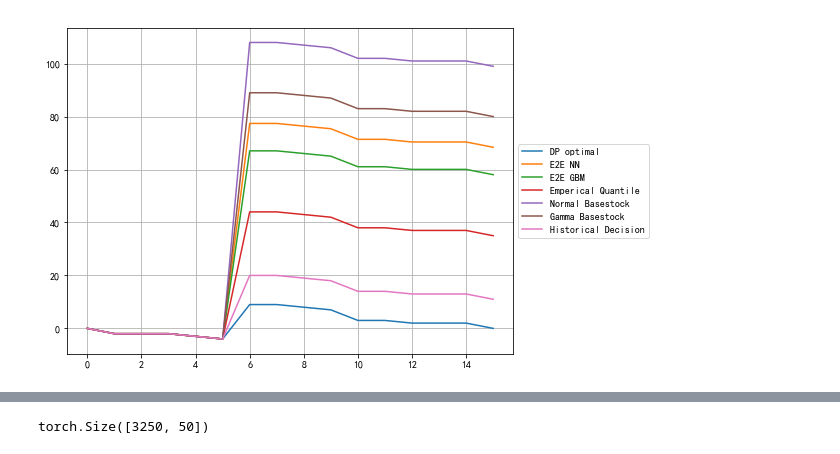
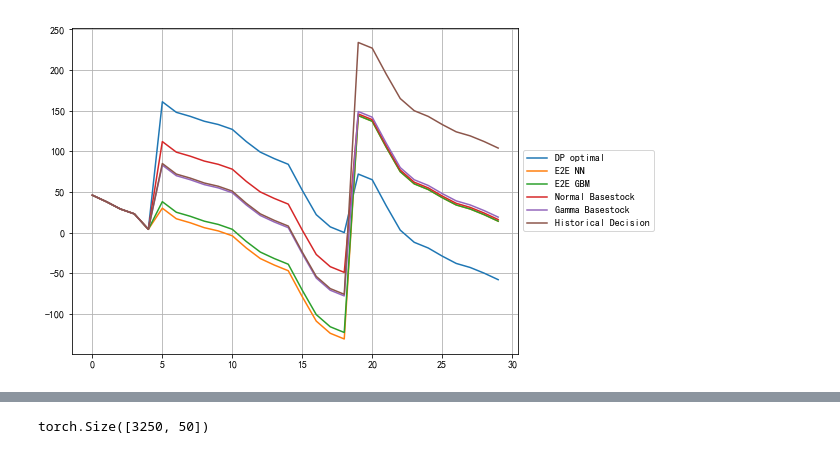
Before and after one commit to schemmy/e2e, a Jupyter notebook: construction/nn_v2.ipynb, the cells around one changed output, grey strips where cells are left out. Saved outputs shown, nothing was run; the diff lists cells and outputs as text; code cells hidden in the pictures.

```diff
--- a/construction/nn_v2.ipynb
+++ b/construction/nn_v2.ipynb
@@ -357,6 +374,6 @@ LGBMRegressor(alpha=0.9, boosting_type='gbdt', class_weight=None,
 # %%
 gbm_pred=gbm.predict(X_test)
 
-gbm_pred = pd.DataFrame(y_scaler.inverse_transform(gbm_pred.reshape(-1, 1)), columns=['prediction']).fillna(0)
+gbm_pred = pd.DataFrame(y_scaler.inverse_transform(gbm_pred.reshape(-1, 1)), columns=['E2E_GBM_pred']).fillna(0)
 # gbm_pred = pd.DataFrame(np.exp(gbm_pred)-1, columns=['prediction']).fillna(0)
 # %%
@@ -435,21 +431,21 @@ def get_inv(x, name):
 Z90 = 1.96
 o4['OPT_inv_f'], o4['OPT_inv'] = zip(*o4.apply(lambda x: get_inv(x, 'target_decision'), axis=1))
 
-o4['EQ_replen'] = pd.read_csv('EQ_replen_with_IS.csv')
-o4['EQ_replen'] = (o4['EQ_replen'] - o4['initial_stock']).clip(0)
+o4['EQ_pred'] = pd.read_csv('EQ_replen_with_IS.csv')
+o4['EQ_replen'] = (o4['EQ_pred'] - o4['initial_stock']).clip(0)
 o4['EQ_inv_f'], o4['EQ_inv'] = zip(*o4.apply(get_inv, name='EQ_replen', axis=1))
 
-o4['Normal_replen'] = o4.apply(lambda x: int(x['mean_112']*(x['review_period']+x['vendor_vlt_mean'])
+o4['Normal_pred'] = o4.apply(lambda x: int(x['mean_112']*(x['review_period']+x['vendor_vlt_mean'])
                                        +Z90*np.sqrt((x['review_period']+x['vendor_vlt_mean'])*x['std_140']**2
                                                     + x['std_140']**2 * x['vlt_std'])), axis=1)
-o4['Normal_replen'] = (o4['Normal_replen'] - o4['initial_stock']).clip(0)
+o4['Normal_replen'] = (o4['Normal_pred'] - o4['initial_stock']).clip(0)
 o4['Normal_inv_f'], o4['Normal_inv'] = zip(*o4.apply(get_inv, name='Normal_replen',  axis=1))
 
 def gamma_base(x):
     mean = x['mean_112']
     var = x['std_140']**2
-    theta = var/(mean+1e-5)
-    k = mean/(theta+1e-5)
+    theta = var/(mean+1e-4)
+    k = mean/(theta+1e-4)
     k_sum = int(x['review_period']+x['vendor_vlt_mean'])*k
     gamma_stock = gamma.ppf(0.9, a=k_sum, scale = theta)
     if(np.isnan(gamma_stock)):
@@ -457,8 +453,8 @@ def gamma_base(x):
     else:
         return int(gamma_stock)
 
-o4['Gamma_replen'] = o4.apply(gamma_base, axis=1)
-o4['Gamma_replen'] = (o4['Gamma_replen'] - o4['initial_stock']).clip(0)
+o4['Gamma_pred'] = o4.apply(gamma_base, axis=1)
+o4['Gamma_replen'] = (o4['Gamma_pred'] - o4['initial_stock']).clip(0)
 o4['Gamma_inv_f'],o4['Gamma_inv'] = zip(*o4.apply(get_inv, name='Gamma_replen', axis=1))
 
 o4['Hist_inv_f'], o4['Hist_inv'] = zip(*o4.apply(get_inv, name='actual_pur_qtty', axis=1))
@@ -474,11 +470,11 @@ o4['Hist_inv_f'], o4['Hist_inv'] = zip(*o4.apply(get_inv, name='actual_pur_qtty'
 # o4['EQ_replen_with_IS'].to_csv('EQ_replen_with_IS.csv', index=False)
 # o4['EQ_replen_with_IS'] = pd.read_csv('EQ_replen_with_IS.csv')
 # %%
-o4['E2E_GBM_replen'] = (gbm_pred['prediction'] - o4['initial_stock']).clip(0)
+o4['E2E_GBM_replen'] = (gbm_pred['E2E_GBM_pred'] - o4['initial_stock']).clip(0)
 # o4['gbm_pred'] = gbm_pred['prediction'].clip(0)
 o4['E2E_GBM_inv_f'], o4['E2E_GBM_inv'] = zip(*o4.apply(get_inv, name='E2E_GBM_replen',  axis=1))
 
-o4['E2E_NN_replen'] = (pred['prediction'] - o4['initial_stock']).clip(0)
+o4['E2E_NN_replen'] = (pred['E2E_NN_pred'] - o4['initial_stock']).clip(0)
 # o4['nn_pred'] = pred['prediction'].clip(0)
 o4['E2E_NN_inv_f'], o4['E2E_NN_inv'] = zip(*o4.apply(get_inv, name='E2E_NN_replen', axis=1))
 # %%
@@ -527,0 +524,5 @@ pd.DataFrame({'Total': df_cost[['OPT','E2E_NN','E2E_GBM','EQ','Normal','Gamma','
+# %%
+o4_ = pd.concat([o4, pred, gbm_pred], axis=1)
+o4_['Hist_pred'] = o4_['actual_pur_qtty'] + o4_['initial_stock']
+o4_['OPT_pred'] = o4_[LABEL]
+o4g = o4_.groupby('item_sku_id').agg(lambda x: x.tolist())
@@ -528,17 +625,17 @@ pd.DataFrame({'Total': df_cost[['OPT','E2E_NN','E2E_GBM','EQ','Normal','Gamma','
 # %%
-tt = o4.iloc[25,:]
+tt = o4g.iloc[82,:]
 fig, ax1 = plt.subplots(figsize=(8, 6))
-ax1.plot(tt['OPT_inv_f'], label = 'DP optimal')
-ax1.plot(tt['E2E_NN_inv_f'], label = 'E2E NN')
-ax1.plot(tt['E2E_GBM_inv_f'], label = 'E2E GBM')
-ax1.plot(tt['EQ_inv_f'], label = 'Emperical Quantile')
-ax1.plot(tt['Normal_inv_f'], label = 'Normal Basestock')
-ax1.plot(tt['Gamma_inv_f'], label = 'Gamma Basestock')
-ax1.plot(tt['Hist_inv_f'], label = 'Historical Decision')
+ax1.plot(tt['OPT_agginv_f'], label = 'DP optimal')
+ax1.plot(tt['E2E_NN_agginv_f'], label = 'E2E NN')
+ax1.plot(tt['E2E_GBM_agginv_f'], label = 'E2E GBM')
+# ax1.plot(tt['EQ_agginv_f'], label = 'Emperical Quantile')
+ax1.plot(tt['Normal_agginv_f'], label = 'Normal Basestock')
+ax1.plot(tt['Gamma_agginv_f'], label = 'Gamma Basestock')
+ax1.plot(tt['Hist_agginv_f'], label = 'Historical Decision')
 ax1.legend(loc='center left', bbox_to_anchor=(1.0, 0.5))
 ax1.grid(True)
 # %% [output]
-[figure, old version]
+[figure, new version]
 # %%
 co_qtl = df_cost.iloc[:,2:].quantile(np.linspace(0, 1, 11), numeric_only=False)
 hd_qtl = df_holding.iloc[:,2:].quantile(np.linspace(0, 1, 11), numeric_only=False)
```
Also changed, not shown: parts of 29 cells of this notebook, 5 other files.
